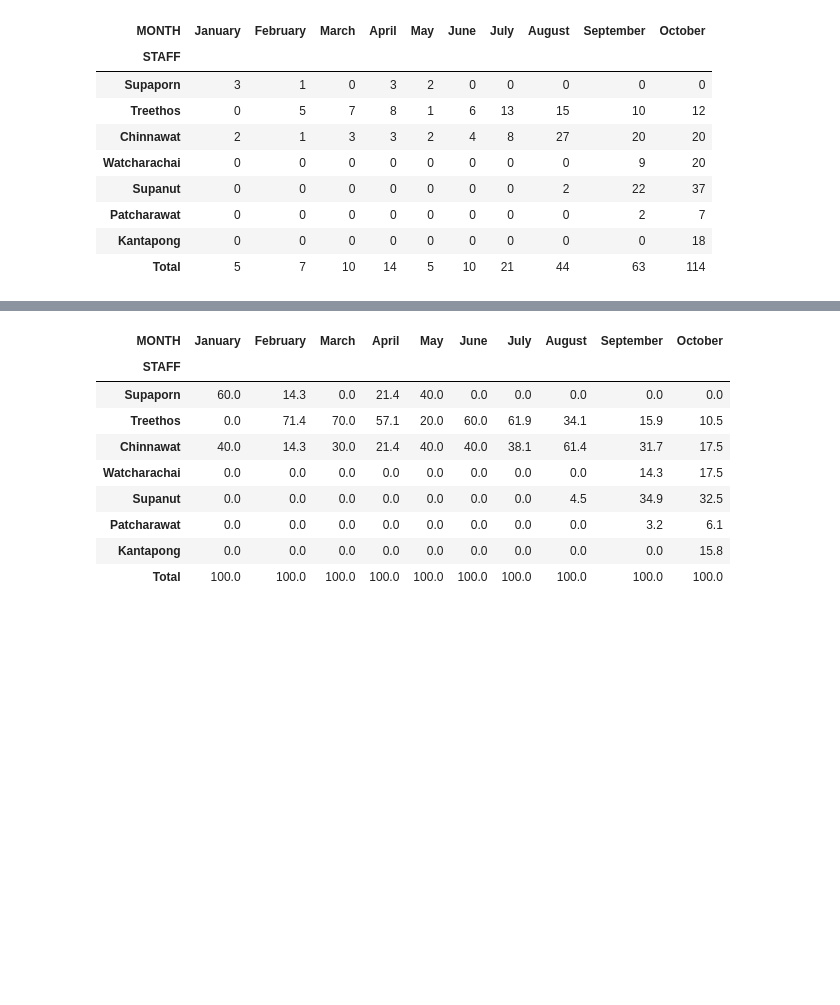
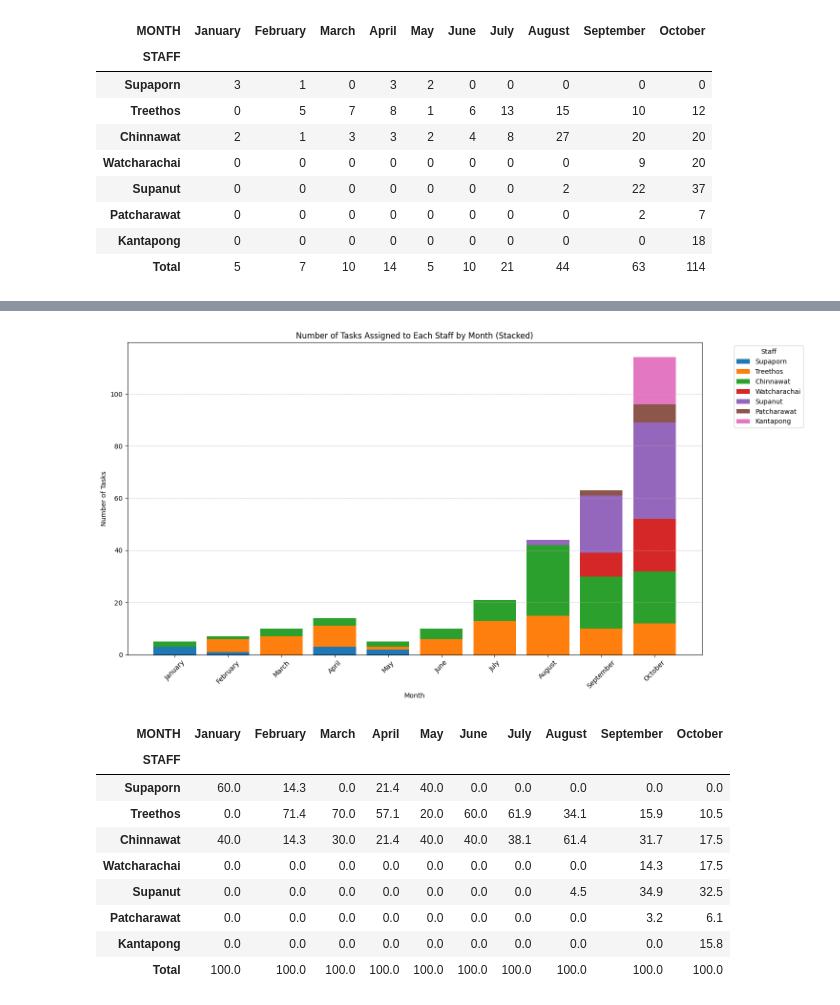
Before and after one commit to WatcharachaiSk/colab, a Jupyter notebook: Summary_Ticket_v1.ipynb, the cells around one changed output, grey strips where cells are left out. Cells and saved outputs as stored; diff of their text form; code cells hidden in the pictures; blank space fills up the shorter version.

```diff
--- a/Summary_Ticket_v1.ipynb
+++ b/Summary_Ticket_v1.ipynb
@@ -712,3 +771,65 @@ display(styled_table)
+# %%
+import pandas as pd
+import matplotlib.pyplot as plt
+
+# โหลดข้อมูลจาก Excel
+data = pd.read_excel('/content/Ticket_summary.xlsx', sheet_name='sheet1', usecols=['MONTH', 'STAFF'])
+
+# กำหนดลำดับของเดือน
+month_order = ['January', 'February', 'March', 'April', 'May', 'June',
+               'July', 'August', 'September', 'October']
+
+# กำหนดลำดับของ STAFF
+assign_to_list = [
+    'Supaporn',
+    'Treethos',
+    'Chinnawat',
+    'Watcharachai',
+    'Supanut',
+    'Patcharawat',
+    'Kantapong'
+]
+
+# แปลงคอลัมน์ MONTH เป็นประเภท categorical และตั้งค่าลำดับ
+data['MONTH'] = pd.Categorical(data['MONTH'], categories=month_order, ordered=True)
+
+# นับจำนวนการทำงานของแต่ละ STAFF ในแต่ละเดือน
+staff_counts = data.groupby(['STAFF', 'MONTH']).size().unstack(fill_value=0)
+
+# เรียงลำดับ STAFF ตามที่กำหนด
+staff_counts = staff_counts.reindex(assign_to_list + [name for name in staff_counts.index if name not in assign_to_list], fill_value=0)
+
+# สร้างกราฟแท่งแบบเรียงกัน (stacked bar chart)
+fig, ax = plt.subplots(figsize=(15, 8))
+
+# สร้างตำแหน่งของแต่ละเดือนบนแกน x
+x = staff_counts.columns
+
+# เริ่มต้นสำหรับการซ้อนแต่ละแท่ง
+bottom = [0] * len(x)
+
+# วาดกราฟแท่งสำหรับแต่ละ STAFF แบบเรียงกัน
+for staff in staff_counts.index:
+    ax.bar(x, staff_counts.loc[staff], label=staff, bottom=bottom)
+    # อัพเดตตำแหน่งซ้อน (bottom) สำหรับ STAFF ต่อไป
+    bottom = [i + j for i, j in zip(bottom, staff_counts.loc[staff])]
+
+# การตั้งค่าของกราฟ
+ax.set_xlabel('Month')
+ax.set_ylabel('Number of Tasks')
+ax.set_title('Number of Tasks Assigned to Each Staff by Month (Stacked)')
+ax.set_xticks(range(len(month_order)))
+ax.set_xticklabels(month_order, rotation=45)
+ax.legend(title='Staff', bbox_to_anchor=(1.05, 1), loc='upper left')
+
+# เพิ่มเส้นตารางแนวนอน
+ax.grid(axis='y', linestyle='--', alpha=0.7)
+
+# ปรับความเรียบร้อยของกราฟ
+plt.tight_layout()
+plt.show()
+# %% [output]
+[figure, added]
 # %%
 import pandas as pd
 
```
Also changed, not shown: parts of 1 cell of this notebook.
